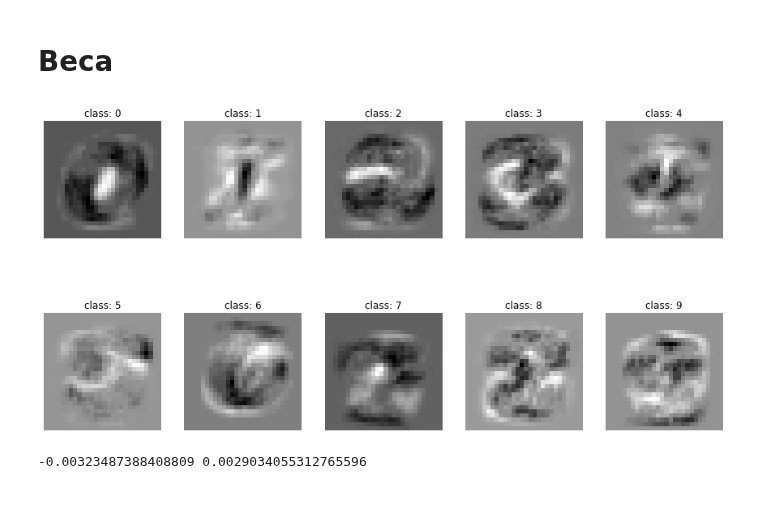
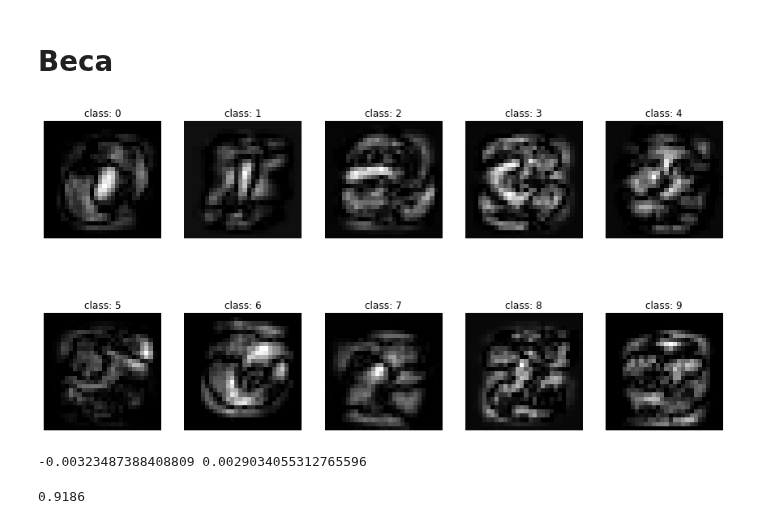
Before and after one commit to Altair200333/ML_tasks, a Jupyter notebook: task3/mnsit_classifires.ipynb, the cells around one changed output. Saved outputs shown, nothing was run; the diff lists cells and outputs as text; code cells hidden in the pictures.

```diff
--- a/task3/mnsit_classifires.ipynb
+++ b/task3/mnsit_classifires.ipynb
@@ -134,14 +134,25 @@ Best classifier performance 0.9186
 # %%
 #plotNumbers(best_clf.coef_[:], best_clf.classes_)
 _, axes = plt.subplots(nrows=2, ncols=5, figsize=(15, 8))
 
 for ax, image, label in zip(axes.reshape(-1), best_clf.coef_, best_clf.classes_):
     ax.set_axis_off()
-    ax.imshow(image.reshape((28, 28)), cmap=plt.cm.gray, interpolation="nearest")
+    ax.imshow(np.abs(image.reshape((28, 28))), cmap=plt.cm.gray, interpolation="nearest")
     ax.set_title("class: %s" % str(label))
 # %% [output]
-[figure, old version]
+[figure, new version]
 # %%
 print(best_clf.coef_.min(), best_clf.coef_.max())
 # %% [output]
 -0.00323487388408809 0.0029034055312765596
+# %%
+from copy import deepcopy
+
+clf_test = deepcopy (best_clf)
+#clf_test.coef_[:][:] = 1
+
+Z = clf_test.predict(X_val)
+accuracy = accuracy_score(y_val, Z)
+print(accuracy)
+# %% [output]
+0.9186
```
